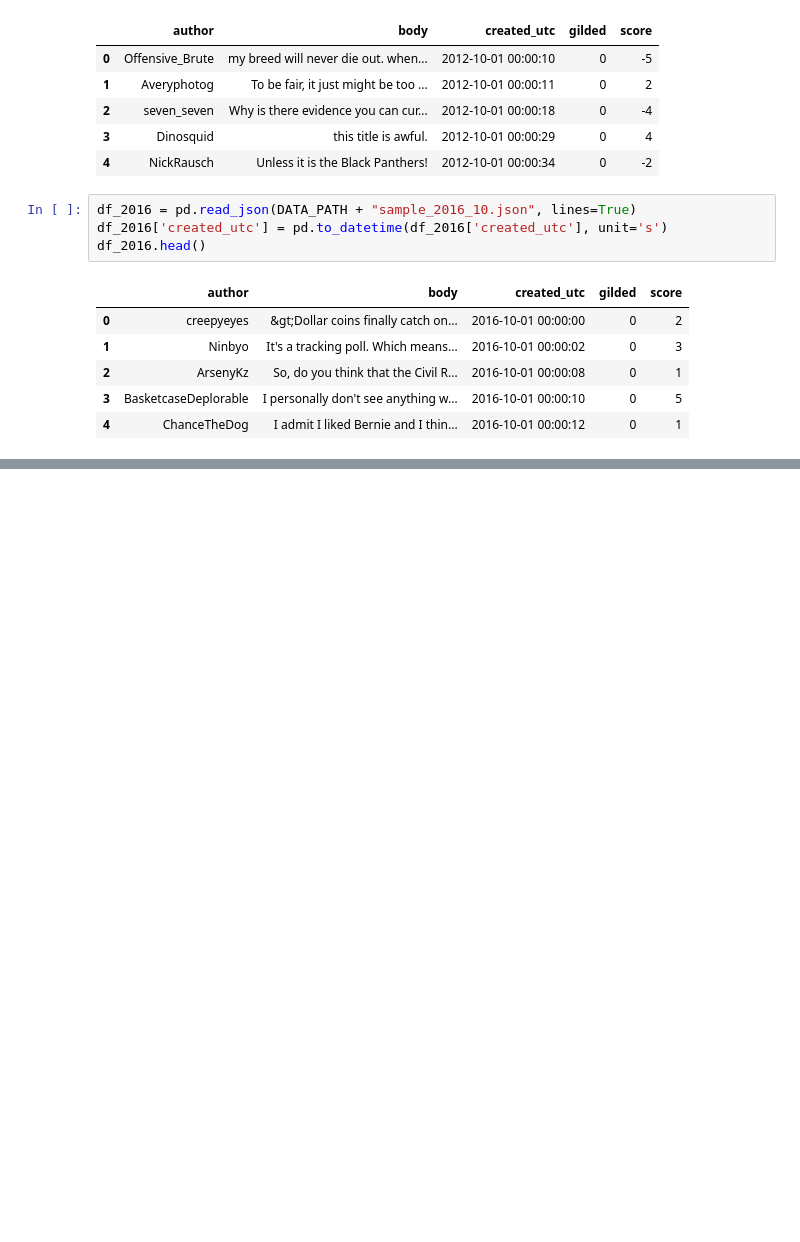
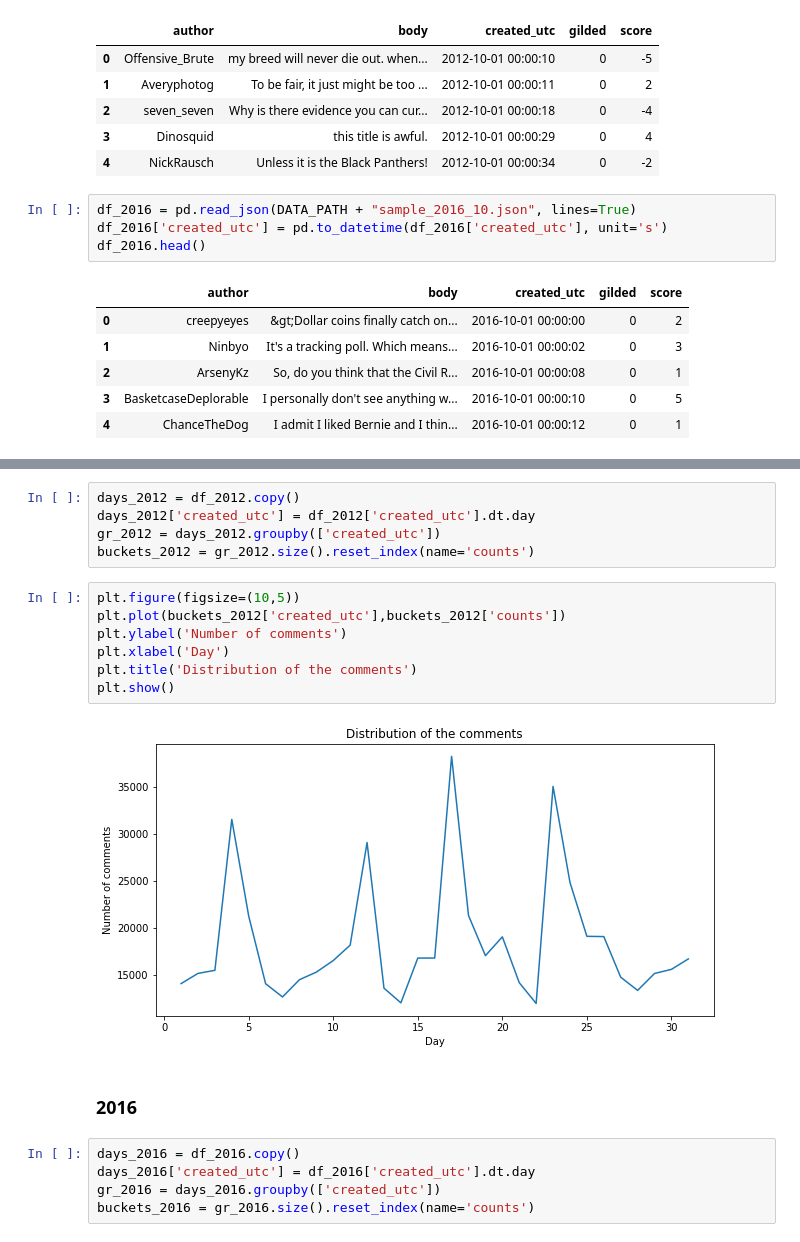
Before and after one commit to arthishow/Project, a Jupyter notebook: Milestone 2.ipynb, the cells around one changed output, grey strips where cells are left out. Drawn from its saved outputs; the diff is of its cells as text; blank space fills up the shorter version.

```diff
--- a/Milestone 2.ipynb
+++ b/Milestone 2.ipynb
@@ -69,0 +92,21 @@ df_2016.head()
+# %%
+days_2012 = df_2012.copy()
+days_2012['created_utc'] = df_2012['created_utc'].dt.day
+gr_2012 = days_2012.groupby(['created_utc'])
+buckets_2012 = gr_2012.size().reset_index(name='counts')
+# %%
+plt.figure(figsize=(10,5))
+plt.plot(buckets_2012['created_utc'],buckets_2012['counts'])
+plt.ylabel('Number of comments')
+plt.xlabel('Day')
+plt.title('Distribution of the comments')
+plt.show()
+# %% [output]
+[figure, added]
+# %% [markdown]
+### 2016
+# %%
+days_2016 = df_2016.copy()
+days_2016['created_utc'] = df_2016['created_utc'].dt.day
+gr_2016 = days_2016.groupby(['created_utc'])
+buckets_2016 = gr_2016.size().reset_index(name='counts')
```
Also changed, not shown: parts of 24 cells of this notebook.
